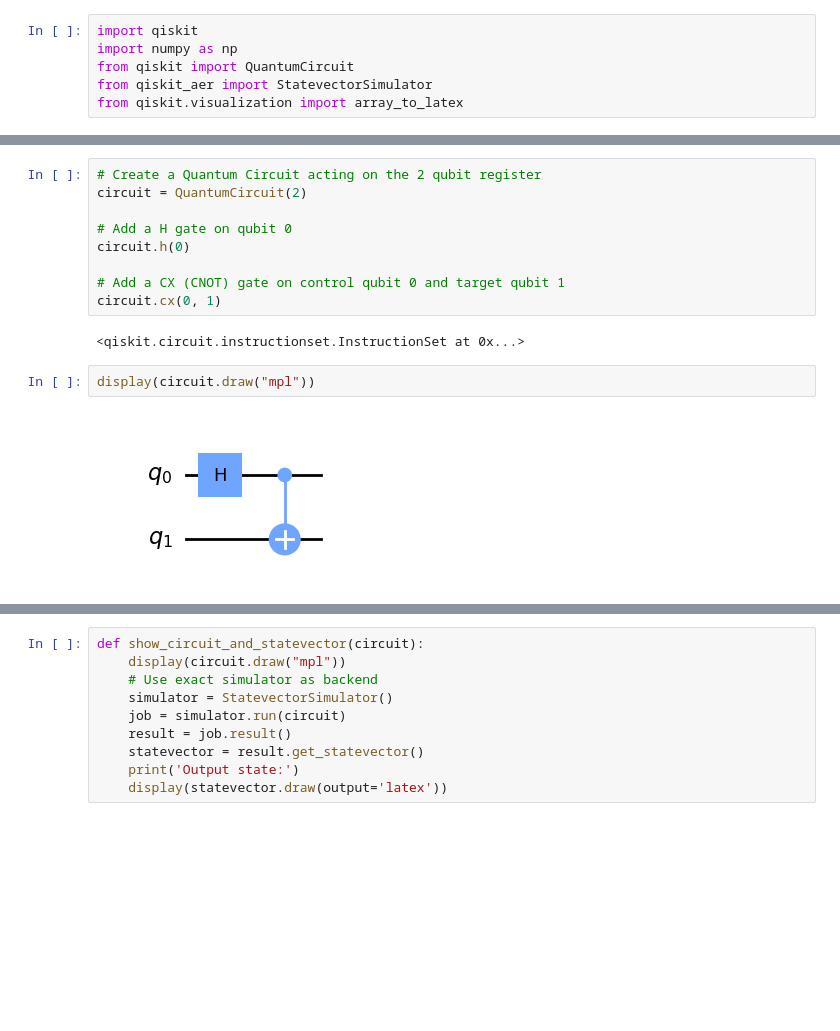
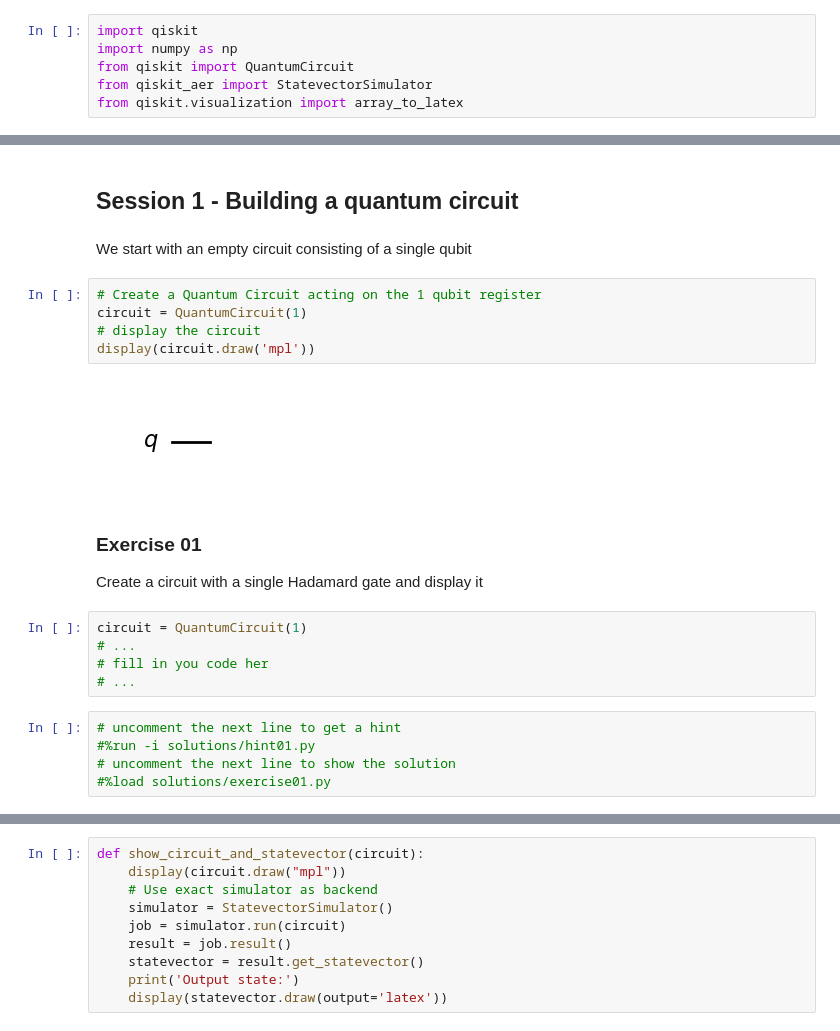
Before and after one commit to FZJ-PGI-12/qc-programming-tutorial, a Jupyter notebook: Tutorial.ipynb, the cells around one changed output, grey strips where cells are left out. Cells and saved outputs as stored; diff of their text form; blank space fills up the shorter version.

Commit message:
started exercises

```diff
--- a/Tutorial.ipynb
+++ b/Tutorial.ipynb
@@ -162,15 +11,25 @@ display(qubit.draw('bloch'))
-# %%
-# Create a Quantum Circuit acting on the 2 qubit register
-circuit = QuantumCircuit(2)
-
-# Add a H gate on qubit 0
-circuit.h(0)
-
-# Add a CX (CNOT) gate on control qubit 0 and target qubit 1
-circuit.cx(0, 1)
-# %% [output]
-<qiskit.circuit.instructionset.InstructionSet at 0x...>
-# %%
-display(circuit.draw("mpl"))
-# %% [output]
-[figure, removed]
+# %% [markdown]
+## Session 1 - Building a quantum circuit
+# %% [markdown]
+We start with an empty circuit consisting of a single qubit
+# %%
+# Create a Quantum Circuit acting on the 1 qubit register
+circuit = QuantumCircuit(1)
+# display the circuit
+display(circuit.draw('mpl'))
+# %% [output]
+[figure, added]
+# %% [markdown]
+### Exercise 01
+
+Create a circuit with a single Hadamard gate and display it
+# %%
+circuit = QuantumCircuit(1)
+# ...
+# fill in you code her
+# ...
+# %%
+# uncomment the next line to get a hint
+#%run -i solutions/hint01.py
+# uncomment the next line to show the solution
+#%load solutions/exercise01.py
```
Also changed, not shown: parts of 28 cells of this notebook, 7 other files.
